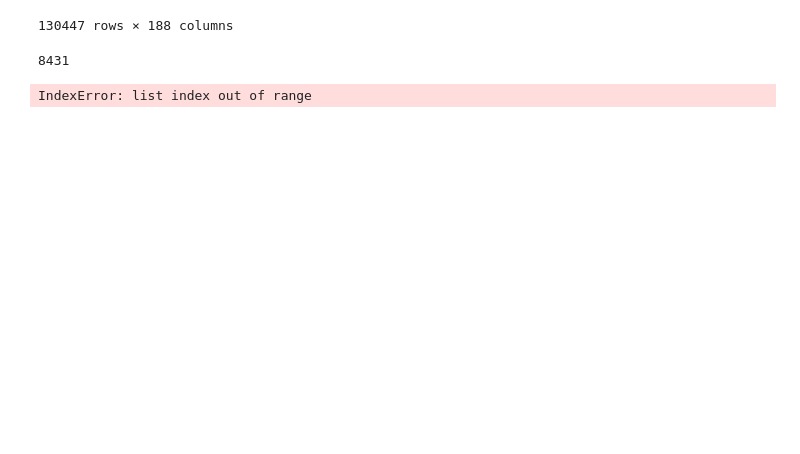
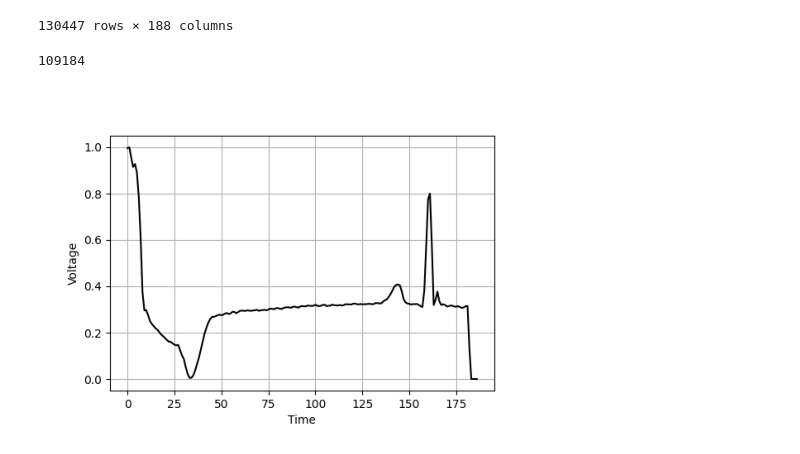
Before and after one commit to ramm777/ECG_Categorization, a Jupyter notebook: 1_Data_Processing.ipynb, the cells around one changed output. Drawn from its saved outputs; the diff is of its cells as text; code cells hidden in the pictures; blank space fills up the shorter version.

```diff
--- a/1_Data_Processing.ipynb
+++ b/1_Data_Processing.ipynb
@@ -227,19 +229,19 @@ with multiprocessing.Pool(processes=25) as pool:
 # %%
 # For example, this is an image file
 
 path_images_train = 'input/images/train'
 
 image_files = [f for f in os.listdir(path_images_train) if f.endswith('.png')]
 print(len(image_files))
-image_file = image_files[130445]
+image_file = image_files[109183]
 
 image_path = os.path.join(path_images_train, image_file)
 image = Image.open(image_path)
 
 plt.imshow(image); plt.axis('off');
 # %% [output]
-8431
+109184
-IndexError: list index out of range
+[figure, added]
 # %%
 import shutil
 
```
Also changed, not shown: parts of 2 cells of this notebook.
